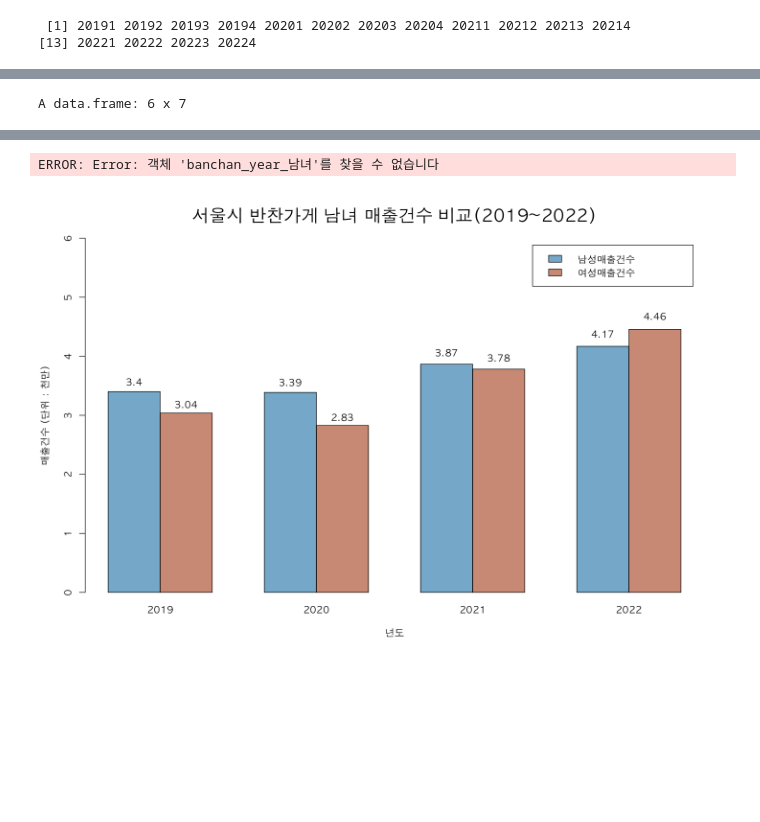
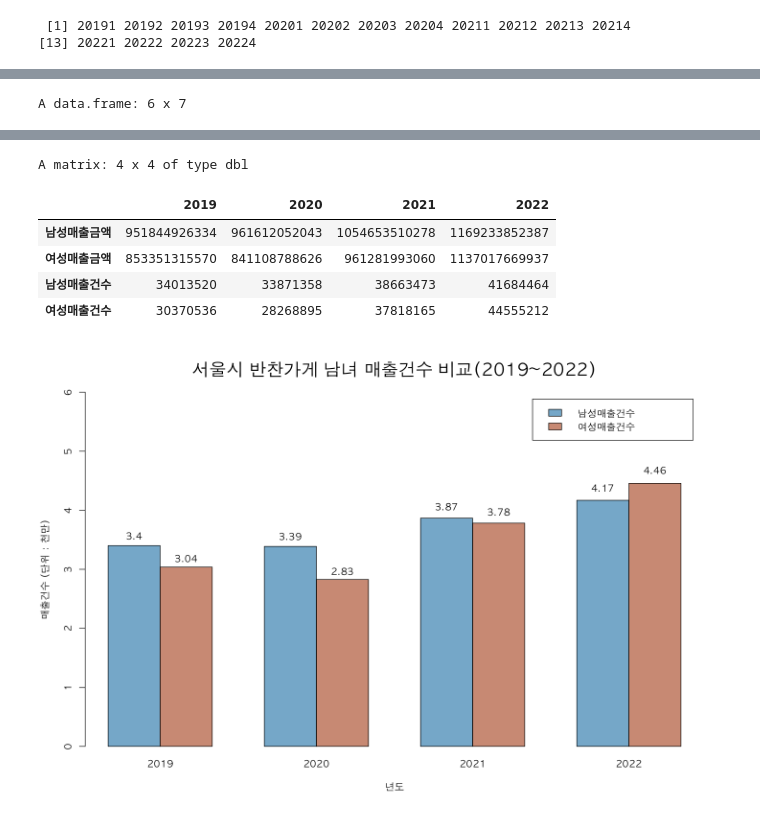
Before and after one commit to ForrestDPark/Rdevelope, a Jupyter notebook: work/13.반찬가게상권분석.ipynb, the cells around one changed output, grey strips where cells are left out. Drawn from its saved outputs; the diff is of its cells as text; code cells hidden in the pictures; blank space fills up the shorter version.

```diff
--- a/work/13.반찬가게상권분석.ipynb
+++ b/work/13.반찬가게상권분석.ipynb
@@ -324,6 +239,7 @@ banchan_target<-banchan[,c(1,5:6,17:18,9:10)]
 여성매출금액 <-aggregate(여성_매출_금액	~기준_년분기_코드, banchan_target, sum)
 
 # 년도,분기 데이터 추가
+banchan_year_남녀<-c()
 banchan_year_남녀$년도 <-as.integer(substring(banchan_year$`기준_년분기_코드`, first = 1, last =4)); # years
 banchan_year_남녀$분기 <-as.integer(substring(banchan_year$`기준_년분기_코드`, 5));
 
@@ -336,35 +252,40 @@ banchan_year_남녀$여성매출건수 <-여성매출건수$여성_매출_건수
 banchan_year_남녀$여성매출금액 <-여성매출금액$여성_매출_금액
 
 # 분기별로 되어있는것을 년도별로 합침.
 banchan_y_결과.남매출 <-aggregate(남성매출금액~년도,banchan_year_남녀,sum)
 banchan_y_결과.여매출 <-aggregate(여성매출금액~년도,banchan_year_남녀,sum)
 banchan_y_결과.남건수 <-aggregate(남성매출건수~년도,banchan_year_남녀,sum)
 banchan_y_결과.여건수 <-aggregate(여성매출건수~년도,banchan_year_남녀,sum)
 
 # 데이터 프레임 생성
-banchan_y_결과 <- data.frame( 년도=banchan_y_결과.남$년도,
+banchan_y_결과 <- data.frame( 년도= banchan_y_결과.남매출$년도,
                             남성매출금액 = banchan_y_결과.남매출$남성매출,
                             여성매출금액 = banchan_y_결과.여매출$여성매출,
                             남성매출건수 = banchan_y_결과.남건수$남성매출,
                             여성매출건수 = banchan_y_결과.여건수$여성매출
 )
 
 #년도별 남녀 매출액 합계
 rownames(banchan_y_결과) <- banchan_y_결과$년도
 colnames(banchan_y_결과) <- c("년도","남성매출금액","여성매출금액","남성매출건수","여성매출건수")
 banchan_y_결과<-t(banchan_y_결과[-1])
 banchan_y_결과
 # %% [output]
 A data.frame: 6 x 7
 |  | 기준_년분기_코드 | 당월_매출_금액 | 당월_매출_건수 | 남성_매출_건수 | 여성_매출_건수 | 남성_매출_금액 | 여성_매출_금액 |
 |  | <int> | <dbl> | <int> | <int> | <int> | <dbl> | <dbl> |
 | 1 | 20194 | 228487398905 | 4386620 | 1961427 | 1532754 | 102066307208 | 63780883754 |
 | 2 | 20192 | 200604978040 | 4113614 | 1822985 | 1466226 | 87688101011 | 57978165862 |
 | 3 | 20193 | 197092532279 | 4003377 | 1769590 | 1448571 | 89247769875 | 58762292394 |
 | 4 | 20191 | 190050936547 | 4022755 | 1790044 | 1460628 | 81075134085 | 55626531647 |
 | 5 | 20191 | 24612000000 | 2599703 | 1632630 | 857096 | 12868569143 | 6422309599 |
 | 6 | 20192 | 24612000000 | 2480622 | 1494159 | 885464 | 10831746310 | 5849984908 |
-ERROR: Error: 객체 'banchan_year_남녀'를 찾을 수 없습니다
+A matrix: 4 x 4 of type dbl
+|  | 2019 | 2020 | 2021 | 2022 |
+| 남성매출금액 | 951844926334 | 961612052043 | 1054653510278 | 1169233852387 |
+| 여성매출금액 | 853351315570 | 841108788626 | 961281993060 | 1137017669937 |
+| 남성매출건수 | 34013520 | 33871358 | 38663473 | 41684464 |
+| 여성매출건수 | 30370536 | 28268895 | 37818165 | 44555212 |
 # %%
 ## 남녀 매출건수
 options(repr.plot.width =12, repr.plot.height = 8)
```
Also changed, not shown: parts of 29 cells of this notebook, 35 other files.
